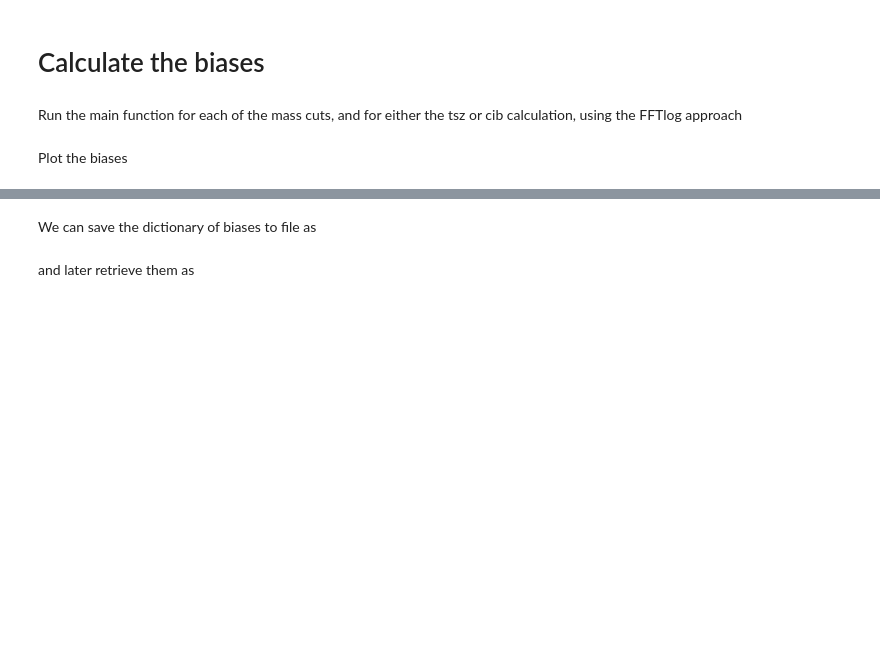
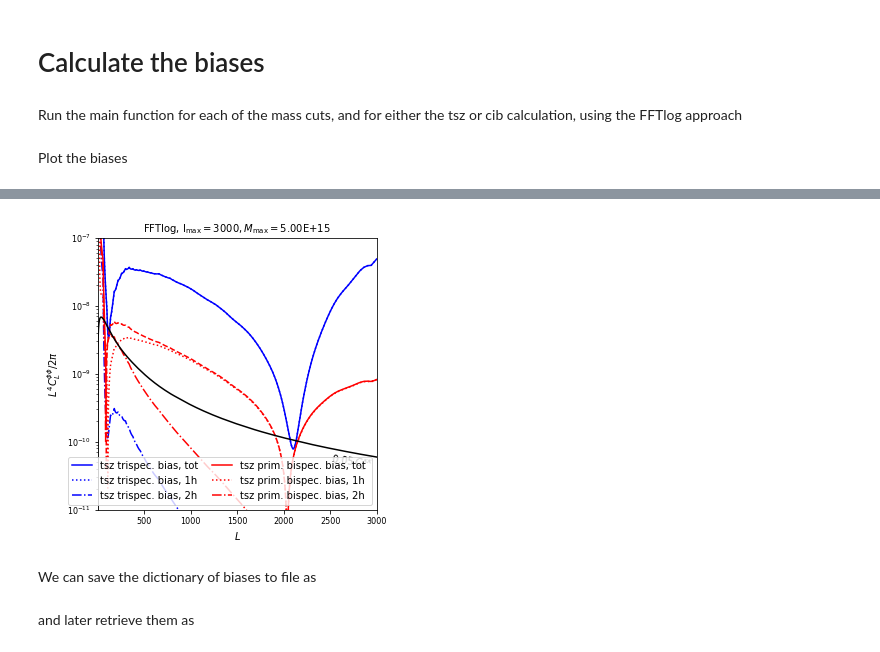
Before and after one commit to abaleato/CosmoBLENDER, a Jupyter notebook: example_pipeline.ipynb, the cells around one changed output, grey strips where cells are left out. Drawn from its saved outputs; the diff is of its cells as text; code cells hidden in the pictures; blank space fills up the shorter version.

Commit message:
fixed plotting issues and added option of breaking down contributions

```diff
--- a/example_pipeline.ipynb
+++ b/example_pipeline.ipynb
@@ -27,11 +27,12 @@ Initialise experiment object
 nlev_t = 18. # uK arcmin
 beam_size = 1. #arcmin
 lmax = 3000 # Maximum ell for the reconstruction
+freq_GHz = 143.#217.
 
 # Initialise experiments with various different mass cuts
-SPT_5e15 = qest.experiment(nlev_t, beam_size, lmax, massCut_Mvir=5e15)
-SPT_5e14 = qest.experiment(nlev_t, beam_size, lmax,  massCut_Mvir=5e14)
-SPT_1e14 = qest.experiment(nlev_t, beam_size, lmax,  massCut_Mvir=1e14)
+SPT_5e15 = qest.experiment(nlev_t, beam_size, lmax, massCut_Mvir=5e15, freq_GHz=freq_GHz)
+SPT_5e14 = qest.experiment(nlev_t, beam_size, lmax,  massCut_Mvir=5e14, freq_GHz=freq_GHz)
+SPT_1e14 = qest.experiment(nlev_t, beam_size, lmax,  massCut_Mvir=1e14, freq_GHz=freq_GHz)
 # %% [markdown]
 One can later inspect the properties by doing
 # %%
@@ -76,5 +84,8 @@ hm_calc.get_cib_bias(SPT_1e14)
 # %% [markdown]
 Plot the biases
 # %%
-which_bias = 'cib' # 'tsz' or 'cib'
+which_bias = 'tsz' # 'tsz' or 'cib'
 experiment = SPT_5e15
+
+# Break down contributions into n-halo terms?
+breakdown = True
@@ -118,3 +92,59 @@ ax.tick_params(axis='both', which='minor', labelsize=8)
+# %%
+# Split into negative and positive parts for plotting convenience
+prim_bispec_1h_pos, prim_bispec_1h_neg = tls.split_positive_negative(scaling *convention_correction*experiment.biases[which_bias]['prim_bispec']['1h'])
+prim_bispec_2h_pos, prim_bispec_2h_neg = tls.split_positive_negative(scaling *convention_correction*experiment.biases[which_bias]['prim_bispec']['2h'])
+prim_bispec_tot_pos, prim_bispec_tot_neg = tls.split_positive_negative(scaling *convention_correction*(experiment.biases[which_bias]['prim_bispec']['2h']\
+                                                                                                   +experiment.biases[which_bias]['prim_bispec']['1h']))
+
+trispec_1h_pos, trispec_1h_neg = tls.split_positive_negative(scaling *convention_correction**2 * experiment.biases[which_bias]['trispec']['1h'])
+trispec_2h_pos, trispec_2h_neg = tls.split_positive_negative(scaling *convention_correction**2 * experiment.biases[which_bias]['trispec']['2h'])
+trispec_tot_pos, trispec_tot_neg = tls.split_positive_negative(scaling *convention_correction**2 * (experiment.biases[which_bias]['trispec']['2h']\
+                                                                                               + experiment.biases[which_bias]['trispec']['1h']))
+
+plt.figure(figsize=(5,5))
+scaling = experiment.biases['ells']**4 /(2*np.pi)
+convention_correction = 1/(2*np.pi) #match FT convetion in QL
+
+plt.plot(experiment.biases['ells'], trispec_tot_pos, color='b', label=r'{} trispec. bias, tot '.format(which_bias))
+plt.plot(experiment.biases['ells'], trispec_tot_neg, color='b', ls='--')
+
+if breakdown:
+    title='_withbreakdown'
+    plt.plot(experiment.biases['ells'], trispec_1h_pos, color='b', label=r'{} trispec. bias, 1h '.format(which_bias), ls=':')
+    plt.plot(experiment.biases['ells'], trispec_1h_neg, color='b', ls=':')
+
+    plt.plot(experiment.biases['ells'], trispec_2h_pos, color='b', label=r'{} trispec. bias, 2h '.format(which_bias), ls='-.')
+    plt.plot(experiment.biases['ells'], trispec_2h_neg, color='b', ls='-.')
+
+plt.plot(experiment.biases['ells'], prim_bispec_tot_pos, color='r',label=r'{} prim. bispec. bias, tot'.format(which_bias))
+plt.plot(experiment.biases['ells'], prim_bispec_tot_neg, color='r', ls='--')
+
+if breakdown:
+    plt.plot(experiment.biases['ells'], prim_bispec_1h_pos, color='r', label=r'{} prim. bispec. bias, 1h '.format(which_bias), ls=':')
+    plt.plot(experiment.biases['ells'], prim_bispec_1h_neg, color='r', ls=':')
+
+    plt.plot(experiment.biases['ells'], prim_bispec_2h_pos, color='r', label=r'{} prim. bispec. bias, 2h '.format(which_bias), ls='-.')
+    plt.plot(experiment.biases['ells'], prim_bispec_2h_neg, color='r', ls='-.')
+
+plt.annotate(r'$0.05\,C_L^{\kappa \kappa}$', (2500,4e-11), rotation=-8)
+plt.plot(experiment.cl_unl.ls, 0.05* experiment.cl_unl.ls**4 * experiment.cl_unl.clpp /(2*np.pi),'k')
+plt.yscale('log')
+plt.legend(ncol=2, columnspacing=1)
+plt.ylabel(r'$L^4 C_L^{\phi\phi}/ 2\pi$',fontsize=10)
+plt.xlabel(r'$L$',fontsize=10)
+plt.title(r'FFTlog, l$_{\mathrm{max}}=$'+str(lmax)+'$, M_{\mathrm{max}}=$'+'{:.2E}'.format(experiment.massCut), fontsize=10)
+plt.xlim([2,3000])
+plt.ylim([1e-11,1e-7])
+
+ax = plt.gca()
+ax.tick_params(axis='both', which='major', labelsize=8)
+ax.tick_params(axis='both', which='minor', labelsize=8)
+
+#plt.savefig('../plots/tsz_bias_for_diff_mass_cuts/1D_reconstructions/biases_lmax{}_masscut{}.pdf'.format(lmax, '1e14'))
+thesis_dir = '/Users/antonbaleatolizancos/Desktop/THESIS/phd_thesis/Chapter4/plots_lensing_rec_biases/'
+plt.savefig(thesis_dir+'{}_biases_cosmoblender_lmax{}{}.pdf'.format(which_bias, lmax, title), bbox_inches='tight')
+# %% [output]
+[figure, added]
 # %% [markdown]
 We can save the dictionary of biases to file as
 # %%
```
Also changed, not shown: parts of 7 cells of this notebook, 2 other files.
